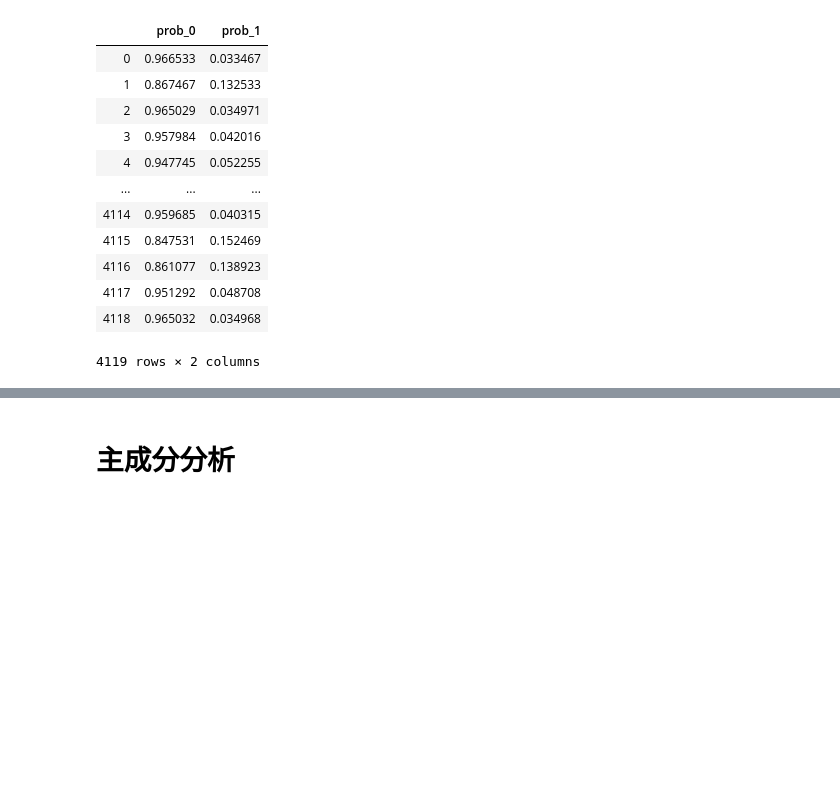
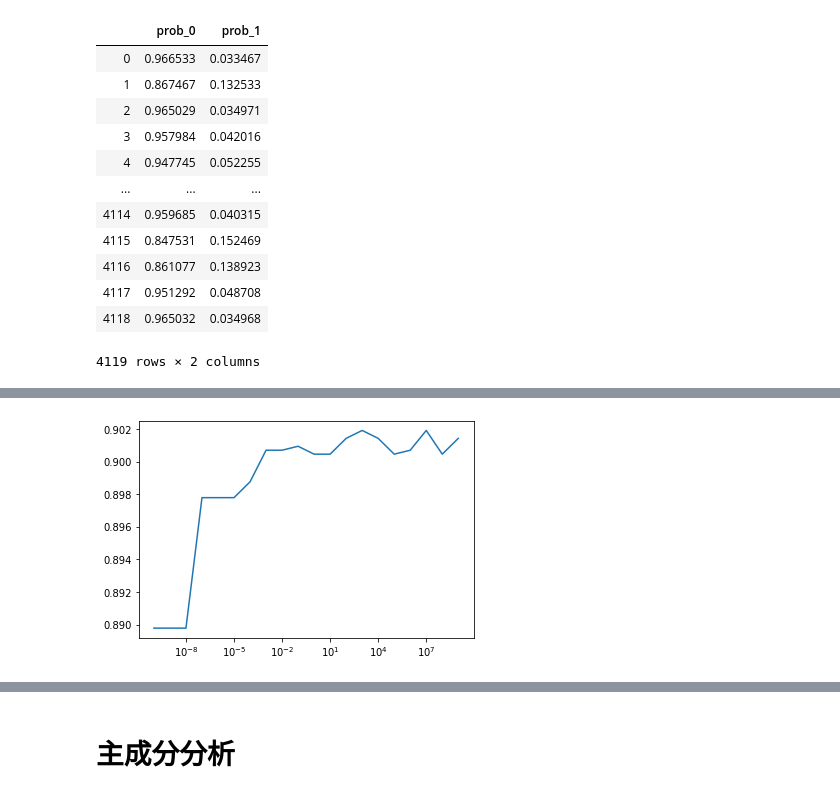
Before and after one commit to aratatokyo/bank-marketing-campaigns-trial, a Jupyter notebook: prac_bank.ipynb, the cells around one changed output, grey strips where cells are left out. Drawn from its saved outputs; the diff is of its cells as text; code cells hidden in the pictures; blank space fills up the shorter version.

```diff
--- a/prac_bank.ipynb
+++ b/prac_bank.ipynb
@@ -200,0 +257,6 @@ test_x.sort_values('pred_score', ascending=False)
+# %%
+plt.plot(params,acc)
+plt.xscale("log")
+plt.show()
+# %% [output]
+[figure, added]
```
Also changed, not shown: parts of 19 cells of this notebook.
